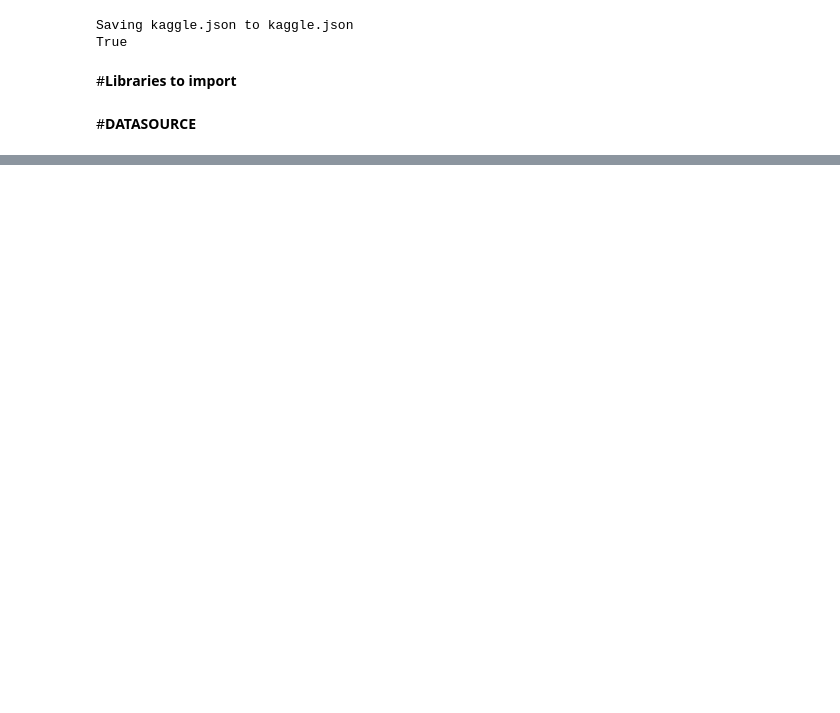
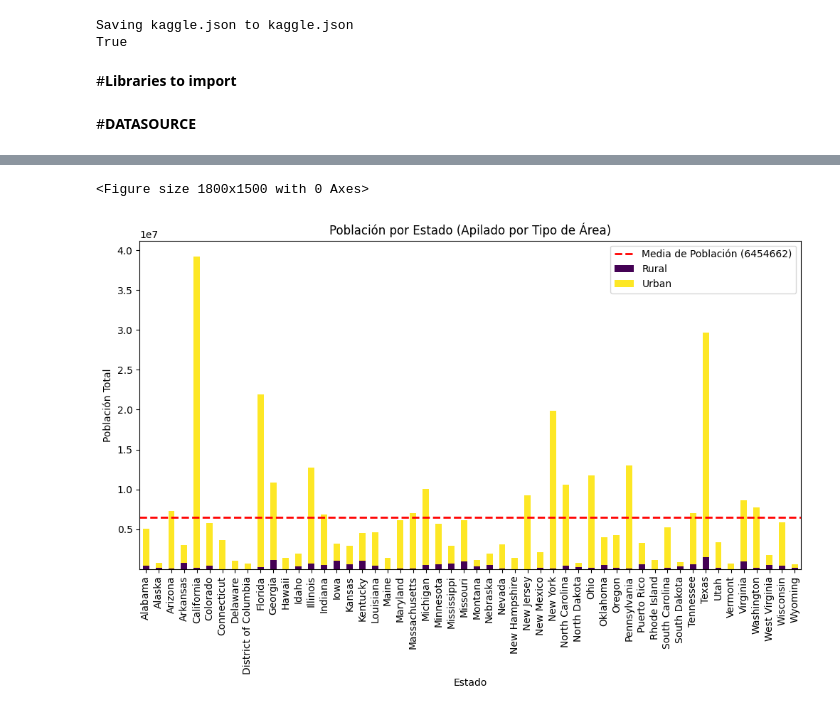
Before and after one commit to fergarcat/eda-usa-income, a Jupyter notebook: EDA_USA_Urban_Rural_Income.ipynb, the cells around one changed output, grey strips where cells are left out. Cells and saved outputs as stored; diff of their text form; code cells hidden in the pictures; blank space fills up the shorter version.

```diff
--- a/EDA_USA_Urban_Rural_Income.ipynb
+++ b/EDA_USA_Urban_Rural_Income.ipynb
@@ -363,0 +221,30 @@ plt.show()
+# %%
+import pandas as pd
+import matplotlib.pyplot as plt
+
+# Agrupar los datos por 'State' y 'Urban-Rural', y sumar la población total
+df_grouped = df.groupby(['State', 'Urban-Rural'])['Total Population'].sum().unstack()
+
+# Calcular la media de la población total por estado
+mean_population = df_grouped.sum(axis=1).mean()
+plt.figure(figsize=(18, 15))
+# Crear el gráfico de barras apiladas
+ax = df_grouped.plot(kind='bar', stacked=True, figsize=(12, 6), colormap='viridis')
+
+# Añadir la línea de la media
+ax.axhline(mean_population, color='red', linestyle='--', linewidth=2, label=f'Media de Población ({mean_population:.0f})')
+
+# Configuración de etiquetas y título
+plt.title('Población por Estado (Apilado por Tipo de Área)')
+plt.xlabel('Estado')
+plt.ylabel('Población Total')
+plt.xticks(rotation=90)  # Rotar las etiquetas del eje X si es necesario
+
+# Mostrar la leyenda
+plt.legend()
+
+# Mostrar el gráfico
+plt.show()
+# %% [output]
+<Figure size 1800x1500 with 0 Axes>
+[figure, added]
```
Also changed, not shown: parts of 41 cells of this notebook.
